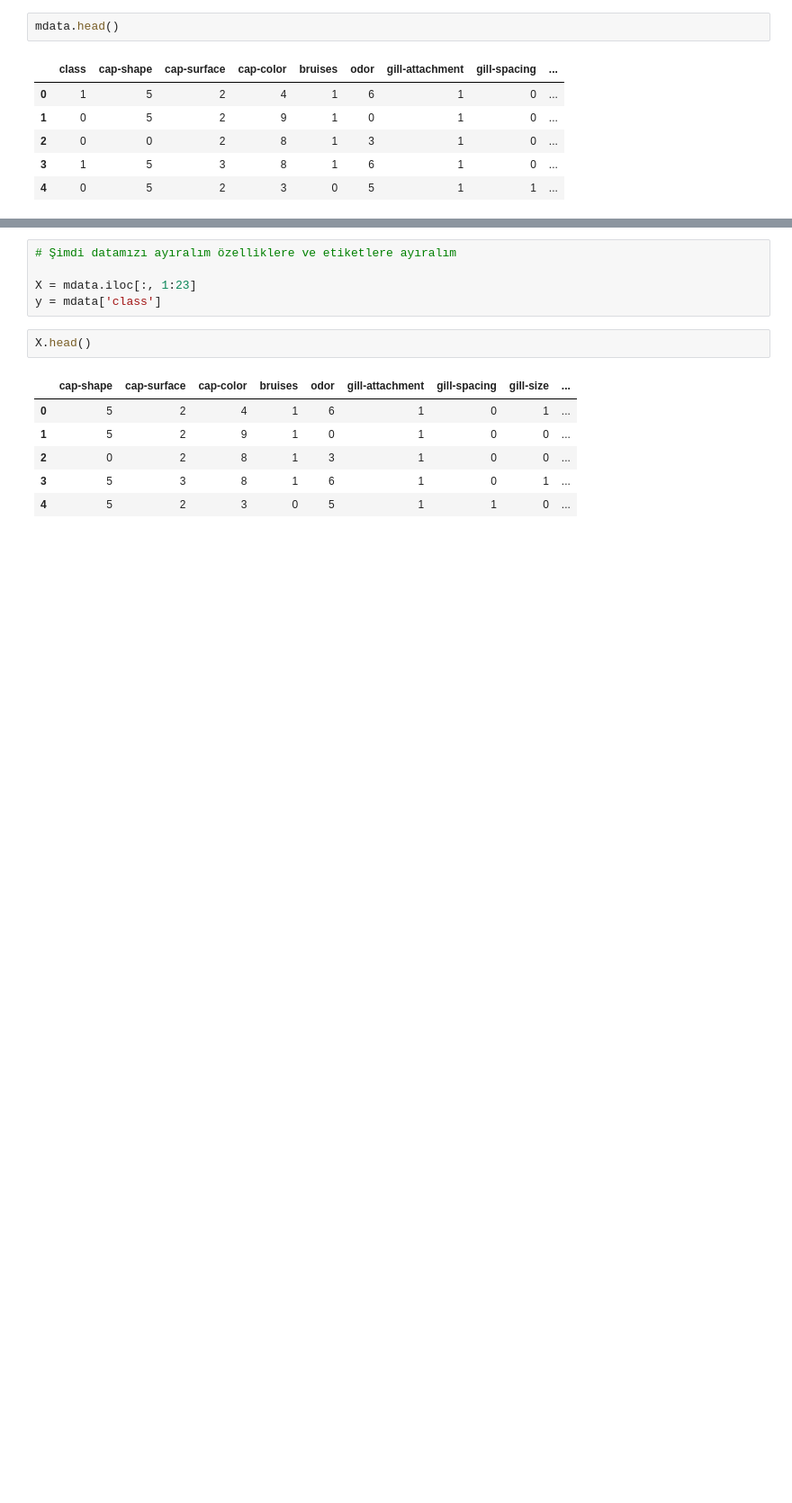
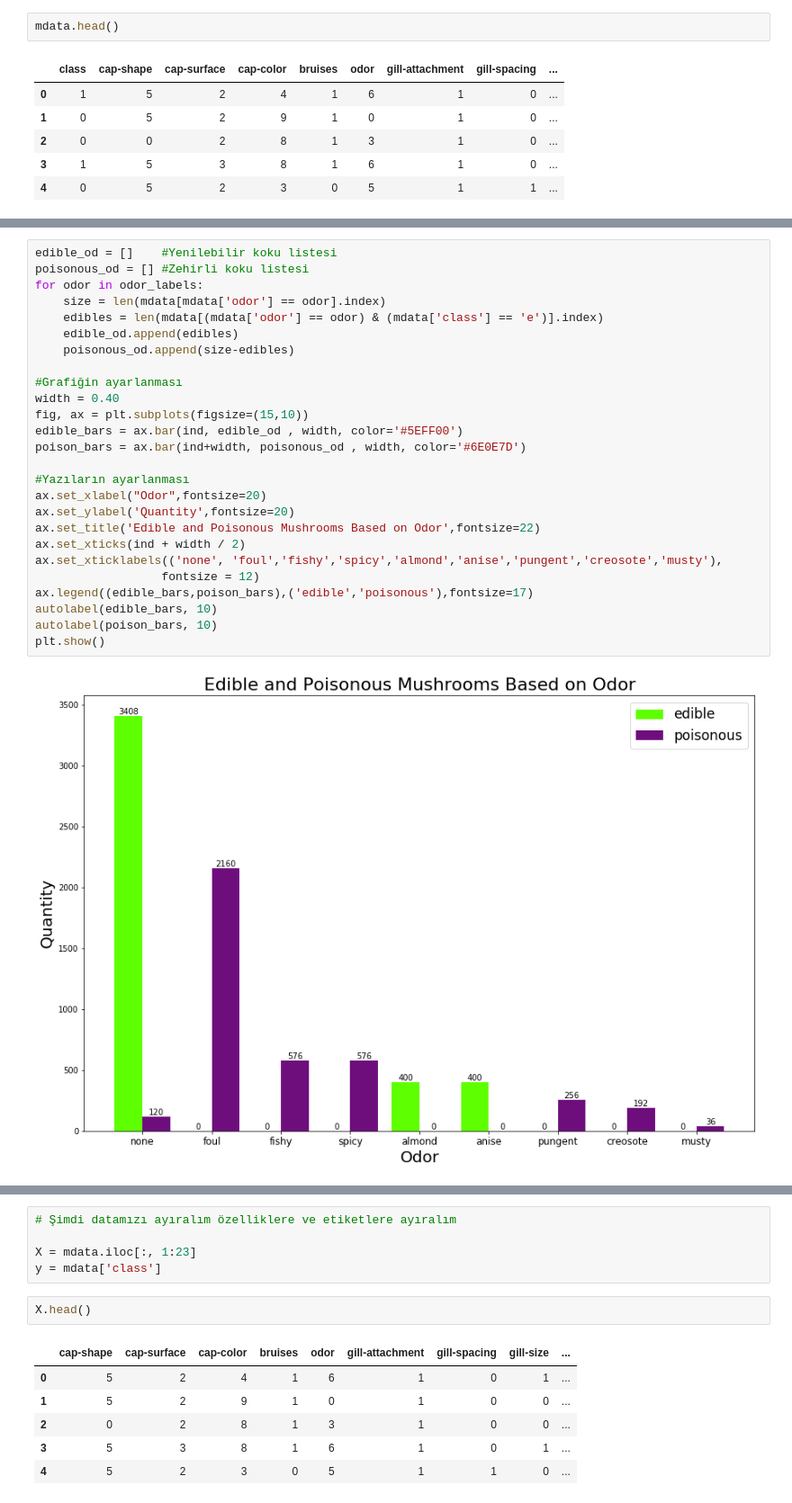
Before and after one commit to eolmez/Mushroom-Classification, a Jupyter notebook: dead_or_alive.ipynb, the cells around one changed output, grey strips where cells are left out. Shown at 90% size. Drawn from its saved outputs; the diff is of its cells as text; blank space fills up the shorter version.

```diff
--- a/dead_or_alive.ipynb
+++ b/dead_or_alive.ipynb
@@ -128,0 +172,28 @@ mdata.head()
+# %%
+edible_od = []    #Yenilebilir koku listesi
+poisonous_od = [] #Zehirli koku listesi
+for odor in odor_labels:
+    size = len(mdata[mdata['odor'] == odor].index)
+    edibles = len(mdata[(mdata['odor'] == odor) & (mdata['class'] == 'e')].index)
+    edible_od.append(edibles)
+    poisonous_od.append(size-edibles)
+
+#Grafiğin ayarlanması
+width = 0.40
+fig, ax = plt.subplots(figsize=(15,10))
+edible_bars = ax.bar(ind, edible_od , width, color='#5EFF00')
+poison_bars = ax.bar(ind+width, poisonous_od , width, color='#6E0E7D')
+
+#Yazıların ayarlanması
+ax.set_xlabel("Odor",fontsize=20)
+ax.set_ylabel('Quantity',fontsize=20)
+ax.set_title('Edible and Poisonous Mushrooms Based on Odor',fontsize=22)
+ax.set_xticks(ind + width / 2)
+ax.set_xticklabels(('none', 'foul','fishy','spicy','almond','anise','pungent','creosote','musty'),
+                  fontsize = 12)
+ax.legend((edible_bars,poison_bars),('edible','poisonous'),fontsize=17)
+autolabel(edible_bars, 10)
+autolabel(poison_bars, 10)
+plt.show()
+# %% [output]
+[figure, added]
```
Also changed, not shown: parts of 11 cells of this notebook.
